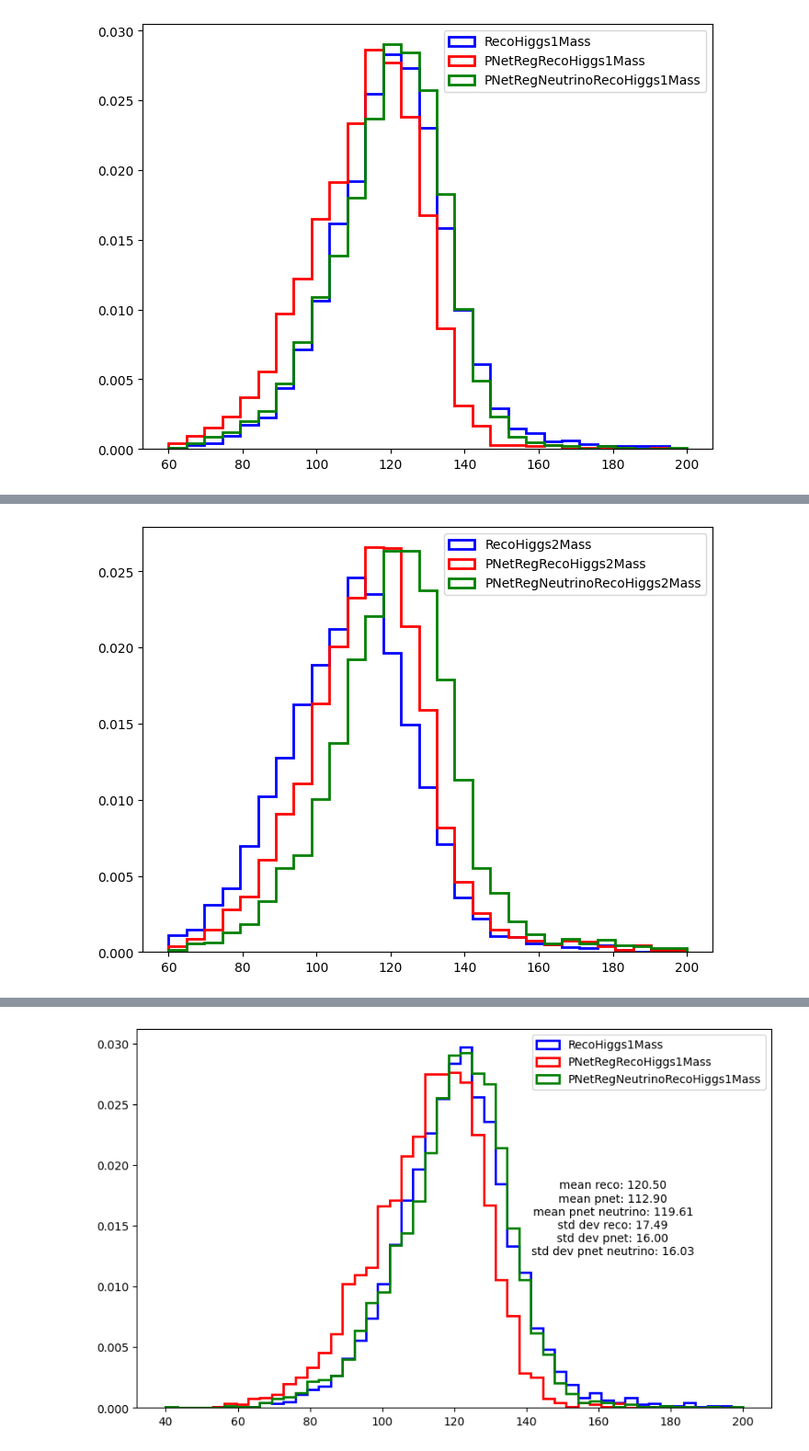
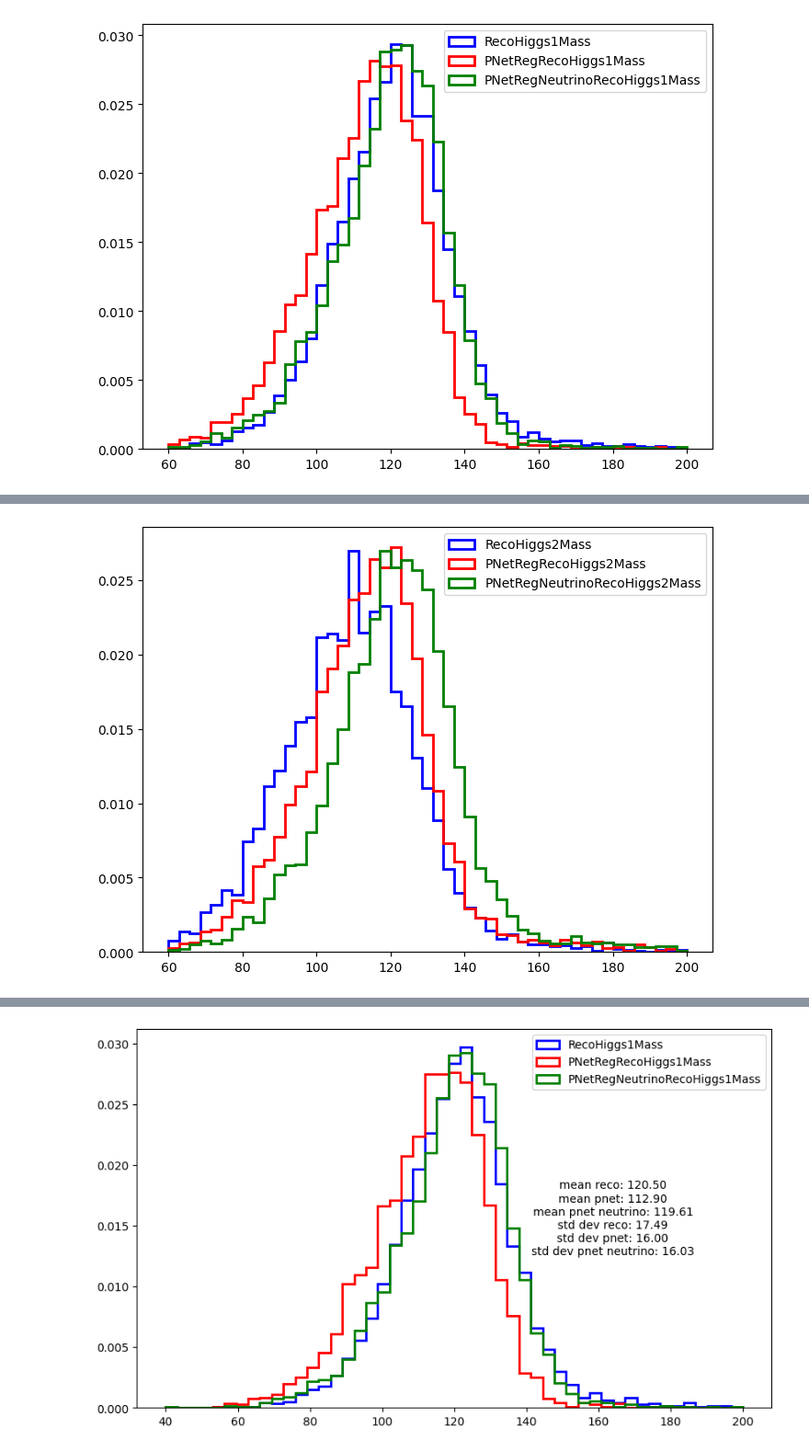
Before and after one commit to PocketCoffea/AnalysisConfigs, a Jupyter notebook: configs/load.ipynb, the cells around one changed output, grey strips where cells are left out. Shown at 92% size. Cells and saved outputs as stored; diff of their text form; code cells hidden in the pictures.

```diff
--- a/configs/load.ipynb
+++ b/configs/load.ipynb
@@ -196,13 +404,13 @@ Hist(
 # %%
 import matplotlib.pyplot as plt
 import numpy as np
-bins = np.linspace(60, 200, 30)
+bins = np.linspace(60, 200, 50)
 colors=["blue","red", "green"]
 k=0
 
 fig, ax = plt.subplots(figsize=(10,8))
 for c in ["events_RecoHiggs1Mass", "events_PNetRegRecoHiggs1Mass", "events_PNetRegNeutrinoRecoHiggs1Mass"]:
-    a=np.array(col[c].value)
+    a=np.array(col[c])
     print(a)
     # do not fill with color
     ax.hist(a, bins, label=c, color=colors[k], histtype='step', linewidth=2, density=True)
@@ -216,7 +424,7 @@ plt.show()
 k=0
 fig, ax = plt.subplots(figsize=(10,8))
 for c in ["events_RecoHiggs2Mass", "events_PNetRegRecoHiggs2Mass", "events_PNetRegNeutrinoRecoHiggs2Mass"]:
-    a=np.array(col[c].value)
+    a=np.array(col[c])
     print(a)
     # do not fill with color
     ax.hist(a, bins, label=c, color=colors[k], histtype='step', linewidth=2, density=True)
@@ -314,42 +538,42 @@ PNetRegNeutrinoReco 1245
 # %%
 # oirder higgs 1 and 2 based on the reco higgs pt
-print(col["events_RecoHiggs1Pt"].value)
-print(col["events_RecoHiggs2Pt"].value)
+print(col["events_RecoHiggs1Pt"])
+print(col["events_RecoHiggs2Pt"])
 
 higgs1_mass_order = np.where(
-    col["events_RecoHiggs1Pt"].value >= col["events_RecoHiggs2Pt"].value,
-    col["events_RecoHiggs1Mass"].value,
-    col["events_RecoHiggs2Mass"].value,
+    col["events_RecoHiggs1Pt"] >= col["events_RecoHiggs2Pt"],
+    col["events_RecoHiggs1Mass"],
+    col["events_RecoHiggs2Mass"],
 )
 higgs2_mass_order = np.where(
-    col["events_RecoHiggs1Pt"].value >= col["events_RecoHiggs2Pt"].value,
-    col["events_RecoHiggs2Mass"].value,
-    col["events_RecoHiggs1Mass"].value,
+    col["events_RecoHiggs1Pt"] >= col["events_RecoHiggs2Pt"],
+    col["events_RecoHiggs2Mass"],
+    col["events_RecoHiggs1Mass"],
 )
 pnet_higgs1_mass_order = np.where(
-    col["events_RecoHiggs1Pt"].value >= col["events_RecoHiggs1Pt"].value,
-    col["events_PNetRegRecoHiggs1Mass"].value,
-    col["events_PNetRegRecoHiggs2Mass"].value,
+    col["events_RecoHiggs1Pt"] >= col["events_RecoHiggs1Pt"],
+    col["events_PNetRegRecoHiggs1Mass"],
+    col["events_PNetRegRecoHiggs2Mass"],
 )
 pnet_higgs2_mass_order = np.where(
-    col["events_RecoHiggs1Pt"].value >= col["events_RecoHiggs1Pt"].value,
-    col["events_PNetRegRecoHiggs2Mass"].value,
-    col["events_PNetRegRecoHiggs1Mass"].value,
+    col["events_RecoHiggs1Pt"] >= col["events_RecoHiggs1Pt"],
+    col["events_PNetRegRecoHiggs2Mass"],
+    col["events_PNetRegRecoHiggs1Mass"],
 )
 pnet_neutrino_higgs1_mass_order = np.where(
-    col["events_RecoHiggs1Pt"].value >= col["events_RecoHiggs1Pt"].value,
-    col["events_PNetRegNeutrinoRecoHiggs1Mass"].value,
-    col["events_PNetRegNeutrinoRecoHiggs2Mass"].value,
+    col["events_RecoHiggs1Pt"] >= col["events_RecoHiggs1Pt"],
+    col["events_PNetRegNeutrinoRecoHiggs1Mass"],
+    col["events_PNetRegNeutrinoRecoHiggs2Mass"],
 )
 pnet_neutrino_higgs2_mass_order = np.where(
-    col["events_RecoHiggs1Pt"].value >= col["events_RecoHiggs1Pt"].value,
-    col["events_PNetRegNeutrinoRecoHiggs2Mass"].value,
-    col["events_PNetRegNeutrinoRecoHiggs1Mass"].value,
+    col["events_RecoHiggs1Pt"] >= col["events_RecoHiggs1Pt"],
+    col["events_PNetRegNeutrinoRecoHiggs2Mass"],
+    col["events_PNetRegNeutrinoRecoHiggs1Mass"],
 )
 
 
-higg1_mass = np.array(col["events_RecoHiggs1Mass"].value)
-higg2_mass = np.array(col["events_RecoHiggs2Mass"].value)
+higg1_mass = np.array(col["events_RecoHiggs1Mass"])
+higg2_mass = np.array(col["events_RecoHiggs2Mass"])
 print(higg1_mass)
 print(higg2_mass)
 print(higgs1_mass_order)
@@ -470 +694 @@ print(higg1_mass[~mask_mass_order])
-[figure, old version]
+[figure, new version]
@@ -477 +701 @@ std dev pnet neutrino 16.026250009530916
-[figure, old version]
+[figure, new version]
```
Also changed, not shown: parts of 20 cells of this notebook, 6 other files.
